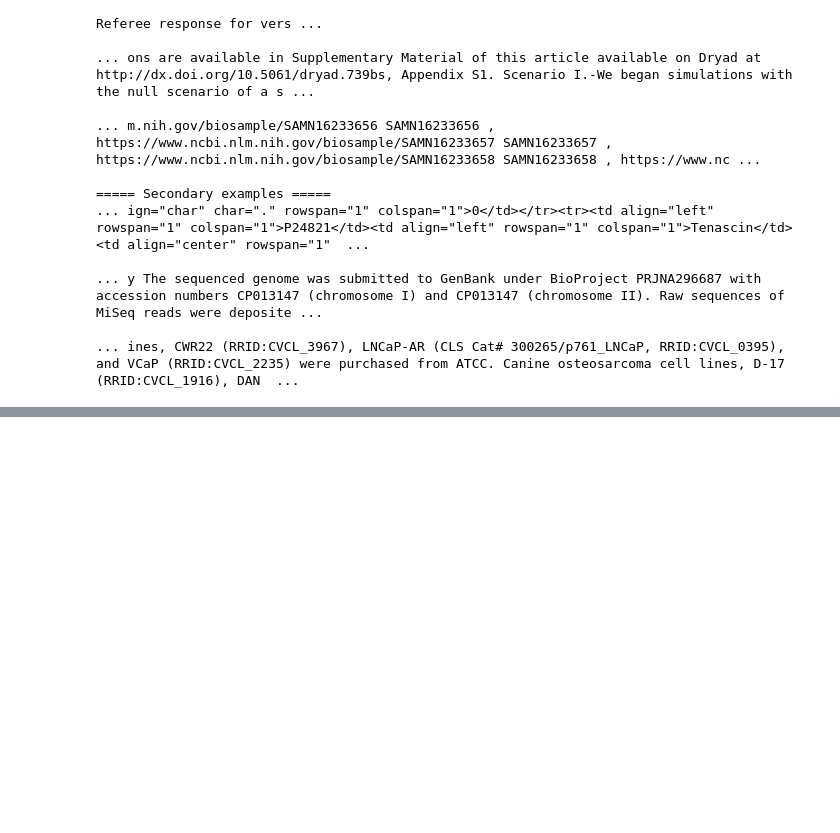
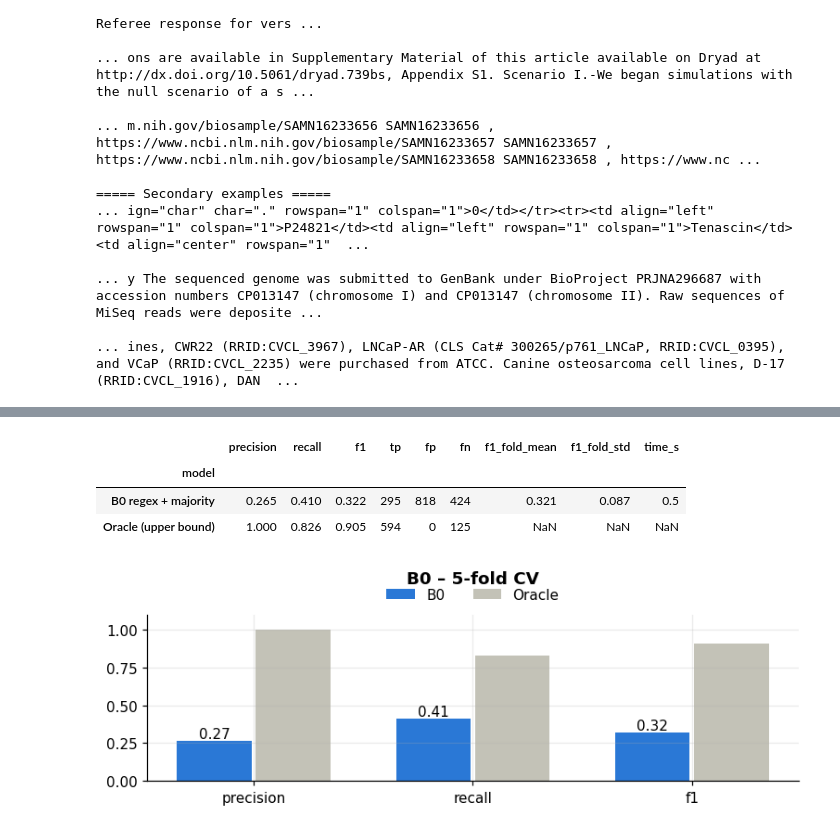
Before and after one commit to ummugulsumciftci/GROUP30_CENG313, a Jupyter notebook: assignment1_eda_baseline.ipynb, the cells around one changed output, grey strips where cells are left out. Saved outputs shown, nothing was run; the diff lists cells and outputs as text; code cells hidden in the pictures; blank space fills up the shorter version.

Commit message:
continue on baseline

```diff
--- a/assignment1_eda_baseline.ipynb
+++ b/assignment1_eda_baseline.ipynb
@@ -501,0 +443,31 @@ Toplam 30 test dökümanı işlendi.
+# %%
+from src.models import RegexMajorityBaseline, oracle_predictions, cross_validate
+from src.utils import f1_tuples, make_submission
+
+train_ids = sorted(labels.article_id.unique())
+t0 = time.time()
+r = cross_validate(RegexMajorityBaseline, cands, gold, train_ids, n_splits=5)
+oof_b0 = r.pop("oof")                                   # out-of-fold predictions
+oracle = oracle_predictions(cands, gold)
+
+res = pd.DataFrame([{"model": "B0 regex + majority", **r, "time_s": round(time.time() - t0, 1)}]).set_index("model")
+res.loc["Oracle (upper bound)"] = f1_tuples(oracle, gold)
+res.round(3)
+# %% [output]
+|  | precision | recall | f1 | tp | fp | fn | f1_fold_mean | f1_fold_std | time_s |
+| model |  |  |  |  |  |  |  |  |  |
+| B0 regex + majority | 0.265 | 0.410 | 0.322 | 295 | 818 | 424 | 0.321 | 0.087 | 0.5 |
+| Oracle (upper bound) | 1.000 | 0.826 | 0.905 | 594 | 0 | 125 | NaN | NaN | NaN |
+# %%
+fig, ax = plt.subplots(figsize=(7, 2.6))
+metrics = ["precision", "recall", "f1"]
+x = np.arange(len(metrics))
+ax.bar(x - .18, res.loc["B0 regex + majority", metrics], width=.34, color="#2a78d6", label="B0")
+ax.bar(x + .18, res.loc["Oracle (upper bound)", metrics], width=.34, color="#c3c2b7", label="Oracle")
+for i, v in enumerate(res.loc["B0 regex + majority", metrics]):
+    ax.text(i - .18, v, f"{v:.2f}", ha="center", va="bottom")
+ax.set_xticks(x, metrics); ax.set_ylim(0, 1.1); ax.set_title("B0 – 5-fold CV", pad=22)
+ax.legend(frameon=False, ncol=2, loc="lower center", bbox_to_anchor=(.5, 1.0))
+plt.tight_layout(); plt.show()
+# %% [output]
+[figure, added]
```
Also changed, not shown: parts of 8 cells of this notebook.
